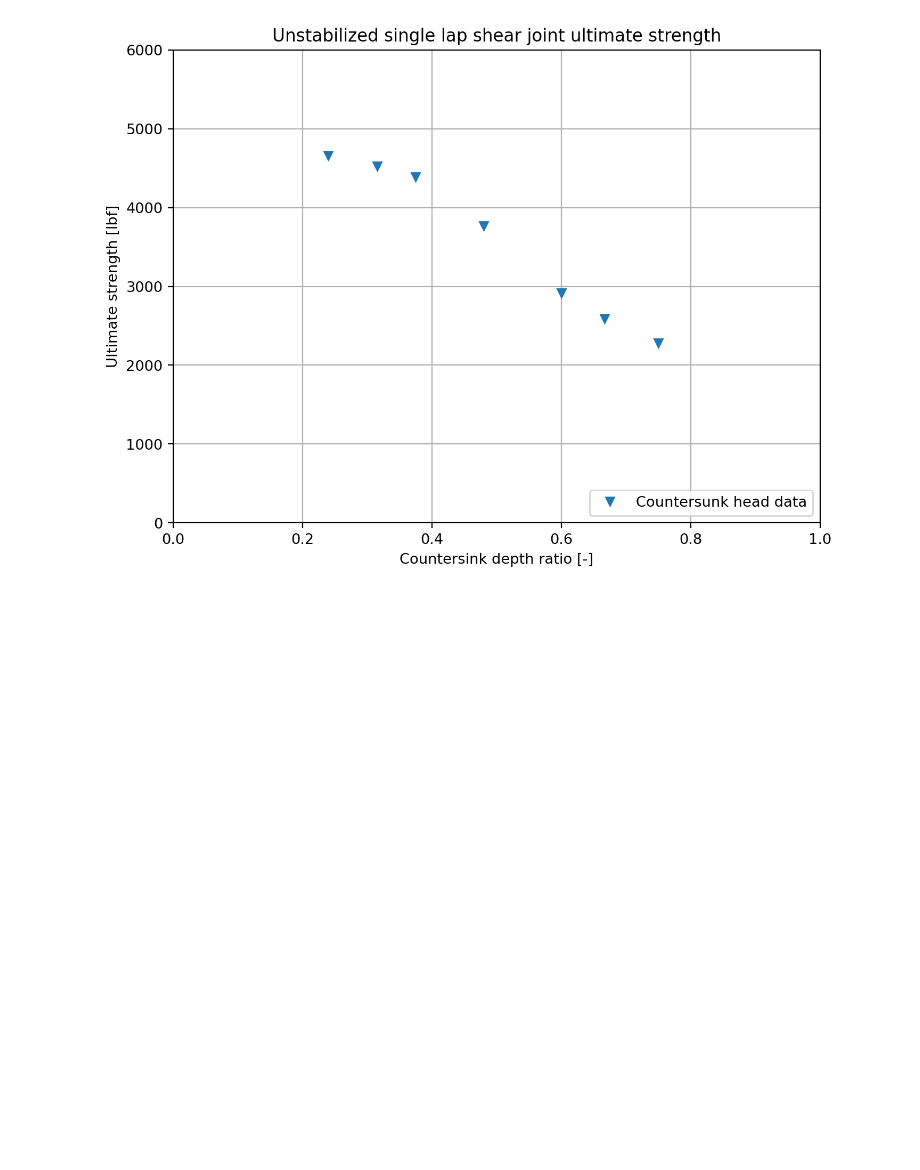
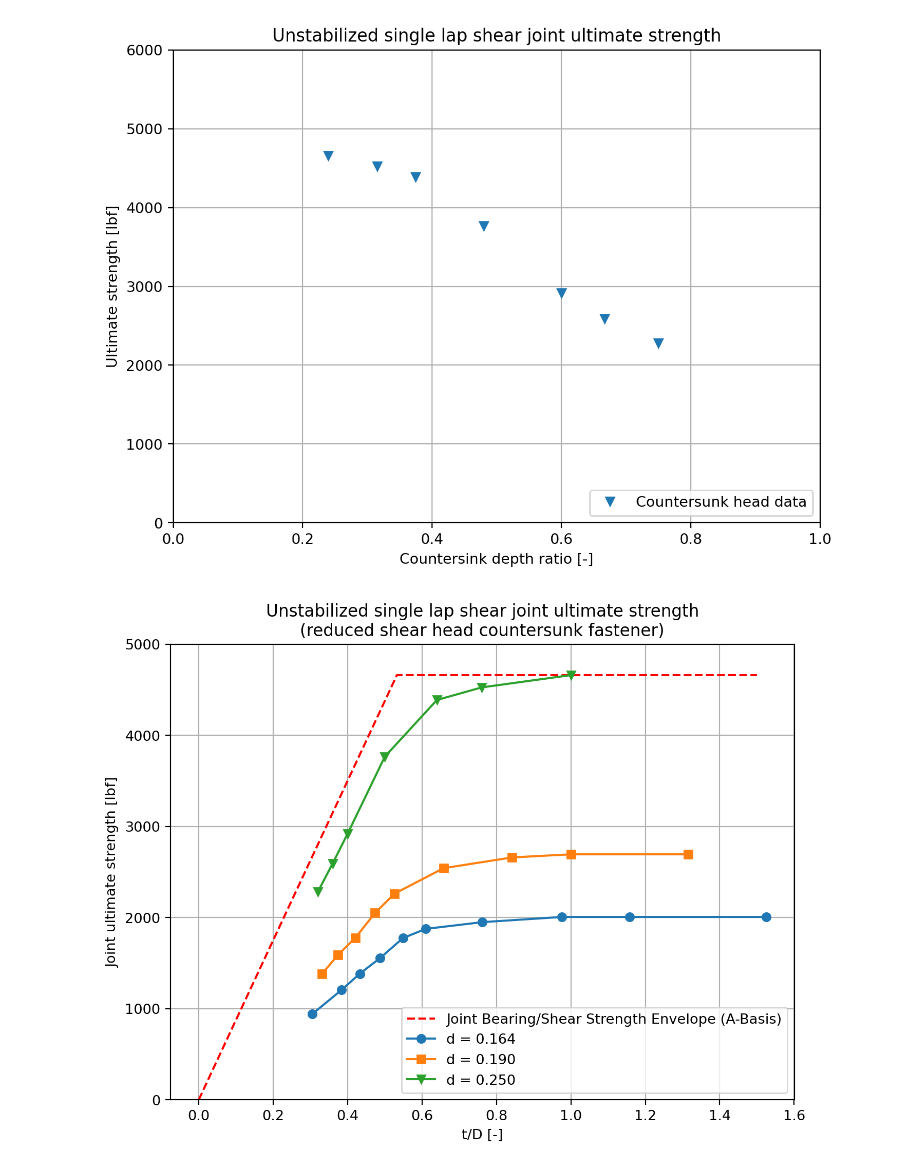
Before and after one commit to edp8489/edp8489.github.io, a Jupyter notebook: assets/csk_post/csk_plots.ipynb, the cells around one changed output. Saved outputs shown, nothing was run; the diff lists cells and outputs as text; code cells hidden in the pictures; blank space fills up the shorter version.

```diff
--- a/assets/csk_post/csk_plots.ipynb
+++ b/assets/csk_post/csk_plots.ipynb
@@ -101,3 +141,24 @@ plt.legend(loc=4)
 plt.grid(visible=True, which='both', axis='both')
 # %% [output]
 [figure]
+# %%
+# x axis is normalized by fastener diameter
+plt.figure(num=3,dpi=196, figsize=(8,6))
+plt.title('Unstabilized single lap shear joint ultimate strength\n(reduced shear head countersunk fastener)')
+plt.xlabel('t/D [-]')
+plt.ylabel('Joint ultimate strength [lbf]')
+#plt.xlim((0.050, 0.3))
+plt.ylim((0,5000))
+plt.plot(tbru_A/D,Pbru_2A,'--r', label='Joint Bearing/Shear Strength Envelope (A-Basis)')
+plt.plot()
+#plt.plot(tbru_B,Pbru_2B,'--b', label='Joint Bearing/Shear Strength Envelope (B-Basis)')
+#plt.plot(t,Pult_prot,'o', label='Protruding shear head data')
+plt.plot(t_arr/d_arr[0],Pult_csk_arr[:,0],marker='o', label='d = {:.3f}'.format(d_arr[0]))
+plt.plot(t_arr/d_arr[1],Pult_csk_arr[:,1],marker='s', label='d = {:.3f}'.format(d_arr[1]))
+plt.plot(t_arr/d_arr[2],Pult_csk_arr[:,2],marker='v', label='d = {:.3f}'.format(d_arr[2]))
+#plt.plot(t,Pult_csk/0.85,'v', label='Countersunk head (TYP estimate)')
+#plt.plot(tfit,x3fit(tfit),'--k')
+plt.legend(loc=4)
+plt.grid(visible=True, which='both', axis='both')
+# %% [output]
+[figure, added]
```
Also changed, not shown: parts of 5 cells of this notebook, 1 other file.
